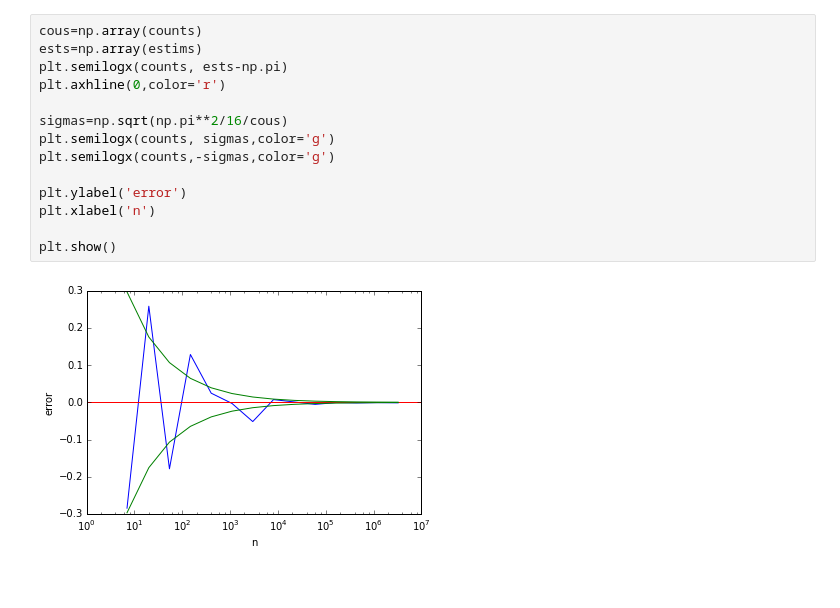
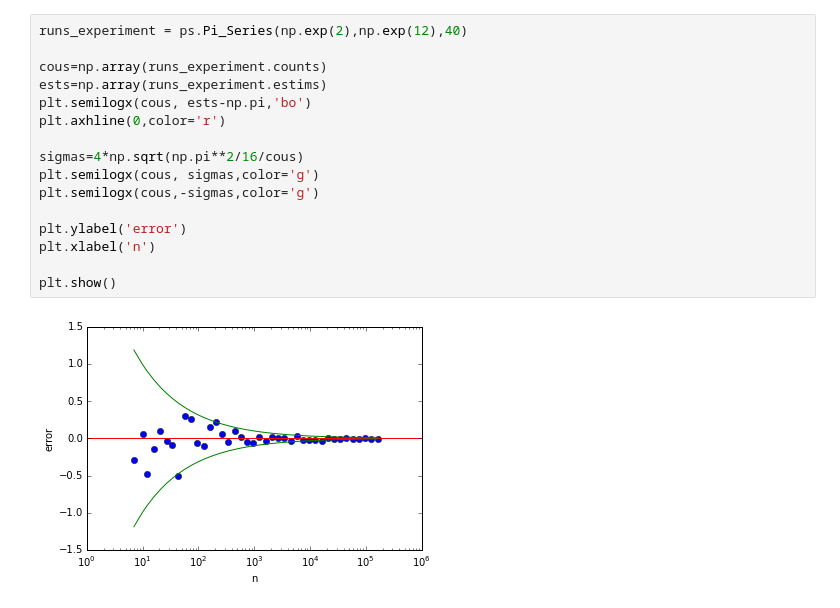
Before and after one commit to pmelchior/usrp-sciprog, a Jupyter notebook: day2/exercises/dtyi/demo.ipynb, the cells around one changed output. Drawn from its saved outputs; the diff is of its cells as text.

```diff
--- a/day2/exercises/dtyi/demo.ipynb
+++ b/day2/exercises/dtyi/demo.ipynb
@@ -128,16 +76,18 @@ n=3269017   3.14029691494
 # %%
-cous=np.array(counts)
-ests=np.array(estims)
-plt.semilogx(counts, ests-np.pi)
+runs_experiment = ps.Pi_Series(np.exp(2),np.exp(12),40)
+
+cous=np.array(runs_experiment.counts)
+ests=np.array(runs_experiment.estims)
+plt.semilogx(cous, ests-np.pi,'bo')
 plt.axhline(0,color='r')
 
-sigmas=np.sqrt(np.pi**2/16/cous)
-plt.semilogx(counts, sigmas,color='g')
-plt.semilogx(counts,-sigmas,color='g')
+sigmas=4*np.sqrt(np.pi**2/16/cous)
+plt.semilogx(cous, sigmas,color='g')
+plt.semilogx(cous,-sigmas,color='g')
 
 plt.ylabel('error')
 plt.xlabel('n')
 
 plt.show()
 # %% [output]
-[figure, old version]
+[figure, new version]
```
Also changed, not shown: parts of 6 cells of this notebook, 1 other file.
